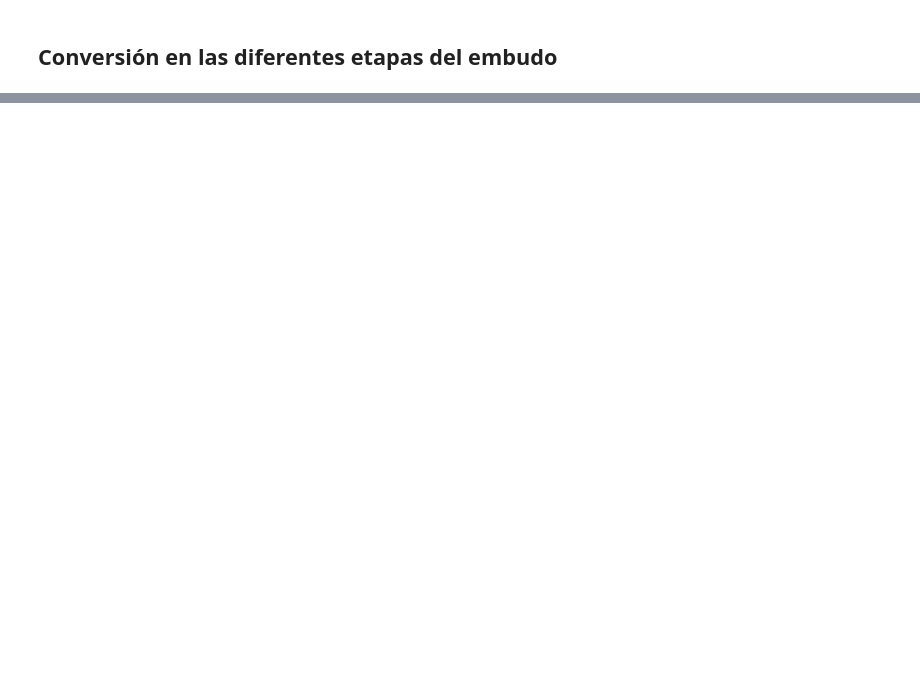
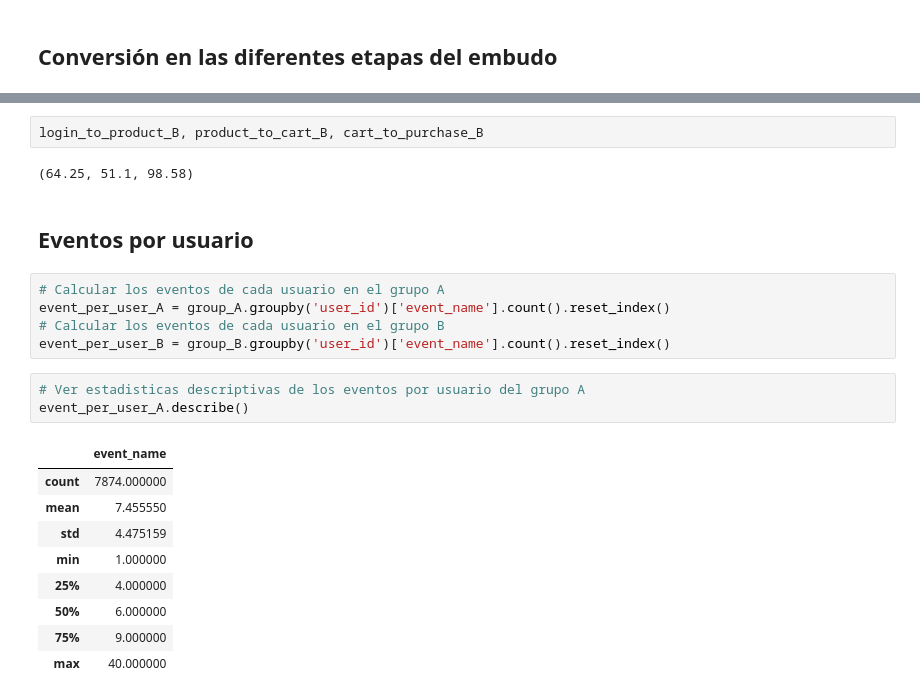
Before and after one commit to BCascante/Proyecto-Final-DA, a Jupyter notebook: A_B Test/A_B_Test _Project.ipynb, the cells around one changed output, grey strips where cells are left out. Drawn from its saved outputs; the diff is of its cells as text; blank space fills up the shorter version.

```diff
--- a/A_B Test/A_B_Test _Project.ipynb
+++ b/A_B Test/A_B_Test _Project.ipynb
@@ -435,0 +385,24 @@ plt.legend()
+# %%
+login_to_product_B, product_to_cart_B, cart_to_purchase_B
+# %% [output]
+(64.25, 51.1, 98.58)
+# %% [markdown]
+## Eventos por usuario
+# %%
+# Calcular los eventos de cada usuario en el grupo A
+event_per_user_A = group_A.groupby('user_id')['event_name'].count().reset_index()
+# Calcular los eventos de cada usuario en el grupo B
+event_per_user_B = group_B.groupby('user_id')['event_name'].count().reset_index()
+# %%
+# Ver estadisticas descriptivas de los eventos por usuario del grupo A
+event_per_user_A.describe()
+# %% [output]
+|  | event_name |
+| count | 7874.000000 |
+| mean | 7.455550 |
+| std | 4.475159 |
+| min | 1.000000 |
+| 25% | 4.000000 |
+| 50% | 6.000000 |
+| 75% | 9.000000 |
+| max | 40.000000 |
```
Also changed, not shown: parts of 45 cells of this notebook.
